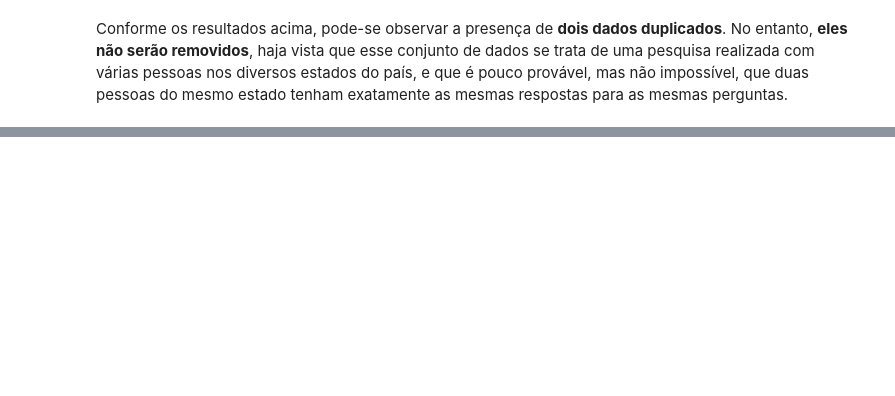
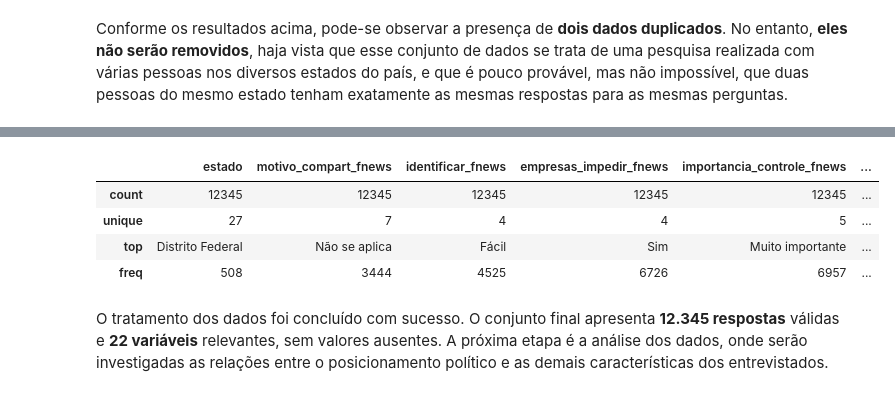
Before and after one commit to h-Soares/ds-espectro-politico-brasil, a Jupyter notebook: project.ipynb, the cells around one changed output, grey strips where cells are left out. Saved outputs shown, nothing was run; the diff lists cells and outputs as text; code cells hidden in the pictures; blank space fills up the shorter version.

```diff
--- a/project.ipynb
+++ b/project.ipynb
@@ -263,0 +349,10 @@ df_text = map_df_to_text(df, path_excel, columns_names)
+# %%
+df.describe()
+# %% [output]
+|  | estado | motivo_compart_fnews | identificar_fnews | empresas_impedir_fnews | importancia_controle_fnews | ... |
+| count | 12345 | 12345 | 12345 | 12345 | 12345 | ... |
+| unique | 27 | 7 | 4 | 4 | 5 | ... |
+| top | Distrito Federal | Não se aplica | Fácil | Sim | Muito importante | ... |
+| freq | 508 | 3444 | 4525 | 6726 | 6957 | ... |
+# %% [markdown]
+O tratamento dos dados foi concluído com sucesso. O conjunto final apresenta **12.345 respostas** válidas e **22 variáveis** relevantes, sem valores ausentes. A próxima etapa é a análise dos dados, onde serão investigadas as relações entre o posicionamento político e as demais características dos entrevistados.
```
Also changed, not shown: parts of 17 cells of this notebook, 1 other file.
